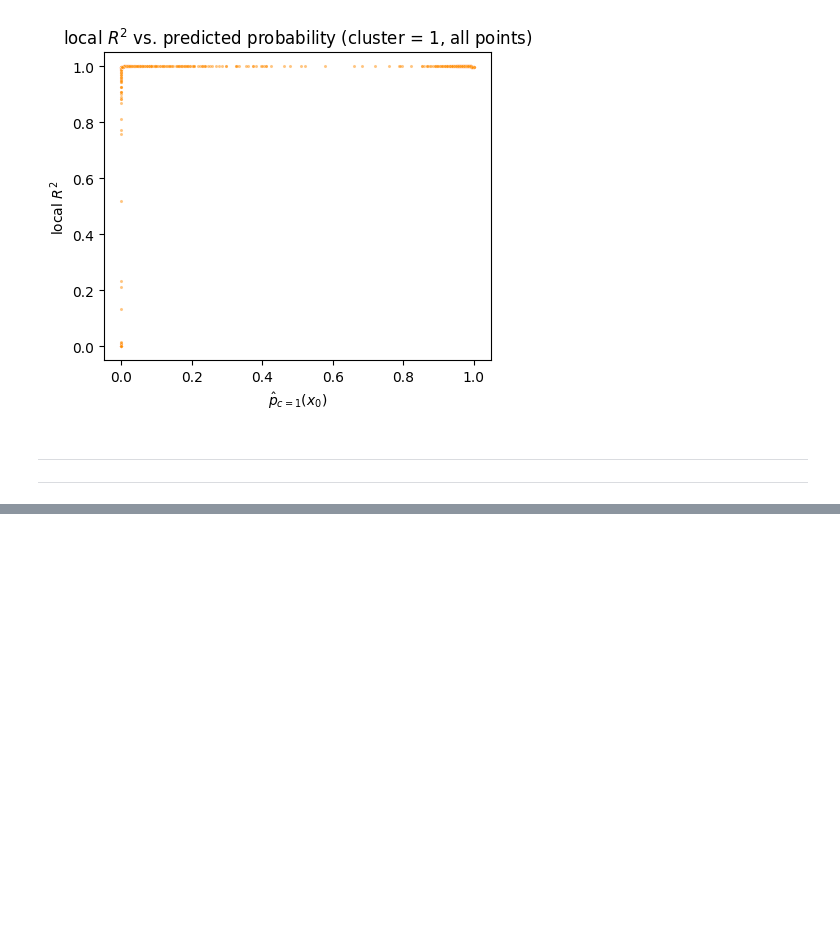
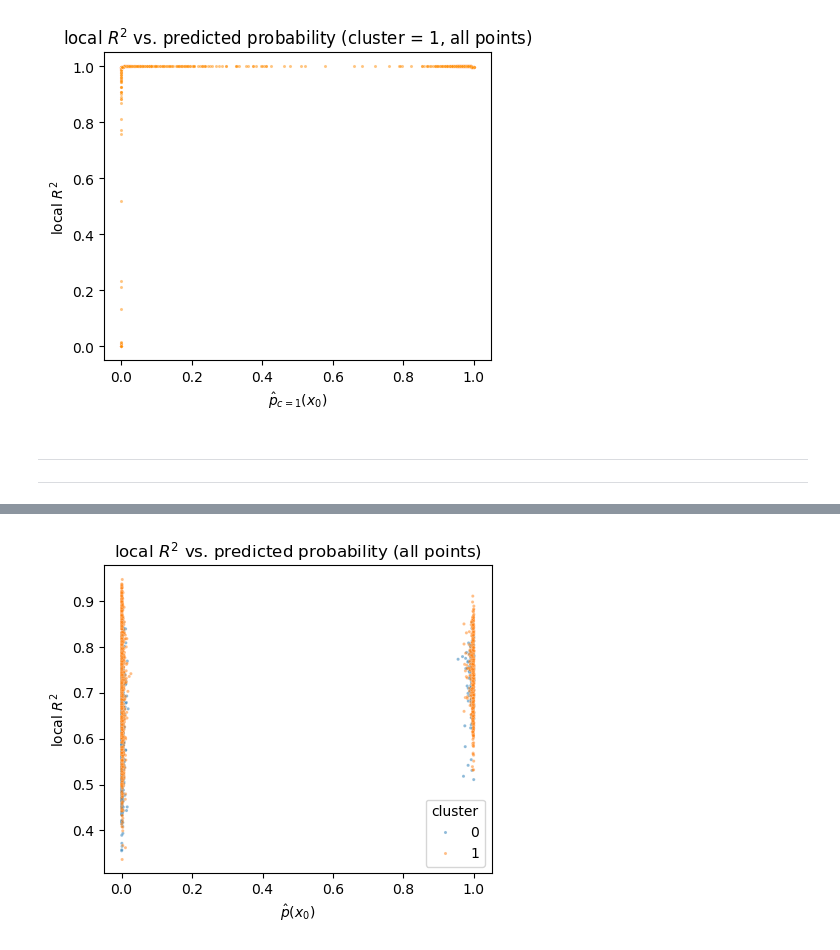
Before and after one commit to JackHuang0125/WHAT_I_DID, a Jupyter notebook: 0 Meeting/0_PAPER_1217.ipynb, the cells around one changed output, grey strips where cells are left out. Saved outputs shown, nothing was run; the diff lists cells and outputs as text; code cells hidden in the pictures; blank space fills up the shorter version.

```diff
--- a/0 Meeting/0_PAPER_1217.ipynb
+++ b/0 Meeting/0_PAPER_1217.ipynb
@@ -319,0 +426,12 @@ plt.show()
+# %%
+m0 = (local_df["cluster"] == 0)
+
+plt.figure(figsize=(5,4))
+sns.scatterplot(x=local_df["p_hat"], y=local_df["local_R2"],
+            s=5, alpha=0.5, marker="o", hue=local_df['cluster'])
+plt.xlabel(r"$\hat p(x_0)$")
+plt.ylabel("local $R^2$")
+plt.title("local $R^2$ vs. predicted probability (all points)")
+plt.show()
+# %% [output]
+[figure, added]
```
Also changed, not shown: parts of 5 cells of this notebook, 38 other files.
